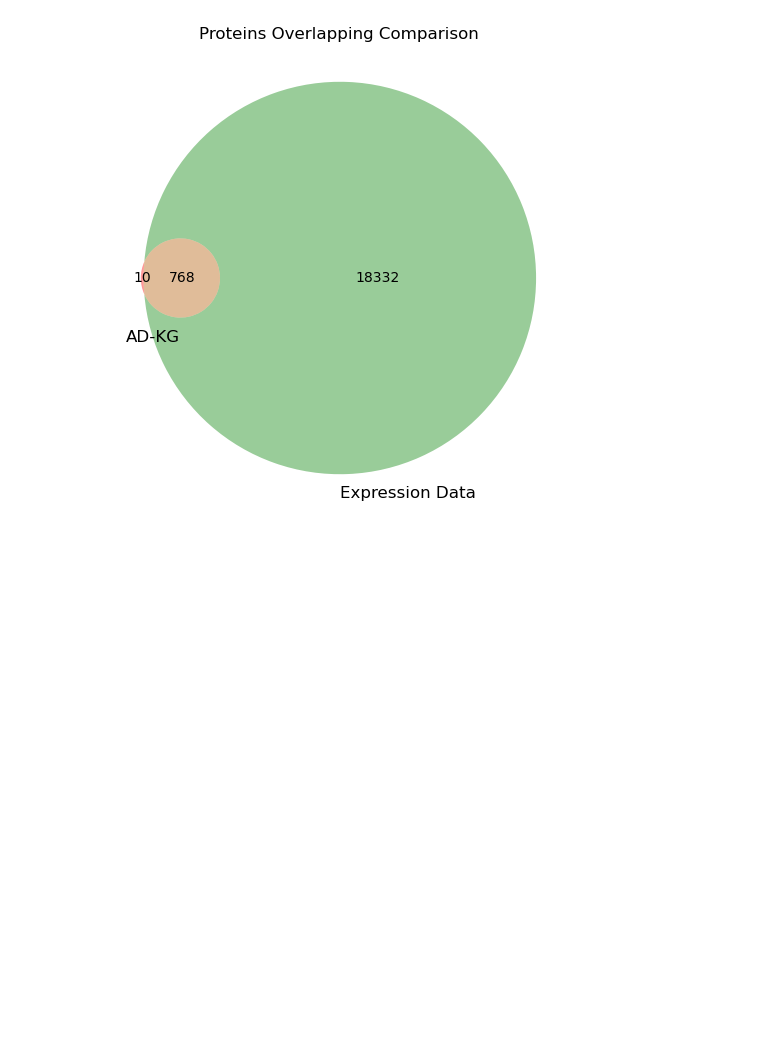
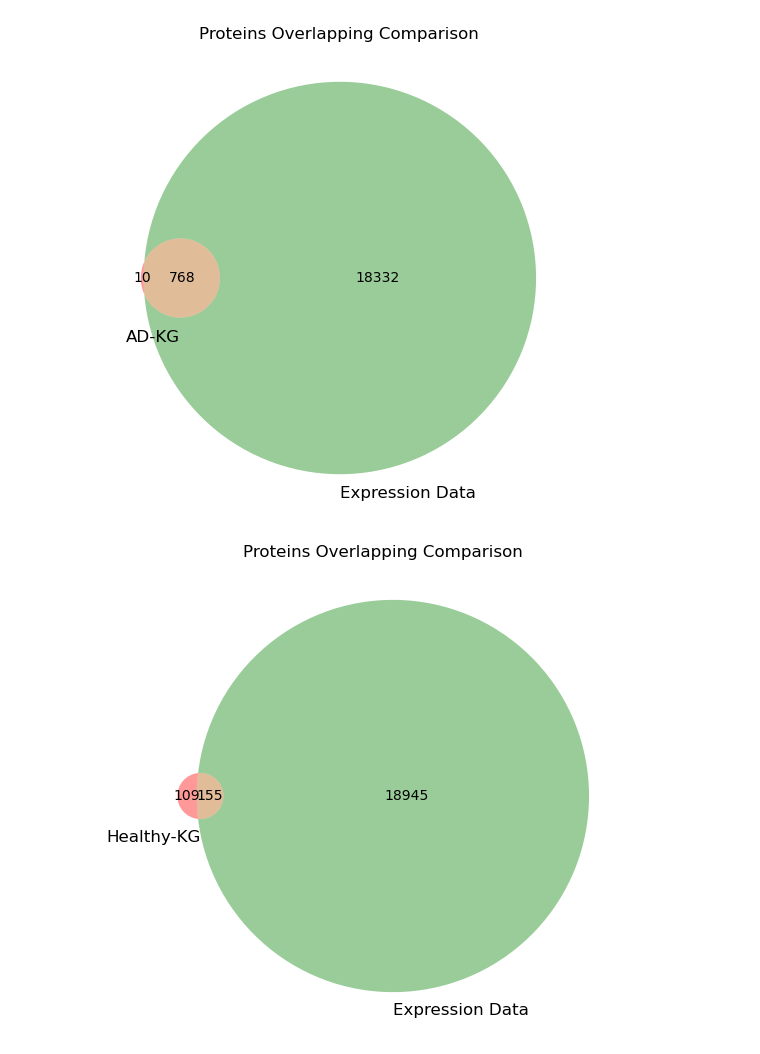
Before and after one commit to Xiaoxuan-Yu-ty/PyClause, a Jupyter notebook: notebooks/kg_analysis.ipynb, the cells around one changed output. Drawn from its saved outputs; the diff is of its cells as text; code cells hidden in the pictures; blank space fills up the shorter version.

```diff
--- a/notebooks/kg_analysis.ipynb
+++ b/notebooks/kg_analysis.ipynb
@@ -9,8 +9,8 @@ import pickle
 from collections import defaultdict
 import seaborn as sns
 # %%
-health_kg_path = "../data/KG/healthy_aging_kg.pkl"
-ad_kg_path = "../data/KG/ad_causal_only.pkl"
+health_kg_path = "../Anyburl/data/KG/healthy_aging_kg.pkl"
+ad_kg_path = "../Anyburl/data/KG/ad_noreverse_causal.pkl"
 
 def load_graph(kg_path):
     with open(kg_path, 'rb') as f:
@@ -336,7 +363,7 @@ plt.show()
 ## Comparison of Proteins in Healthy-KG, AD-KG and GeneExpression
 # %%
 # GeneExpression proteins
-exp = pd.read_csv("../data/adni_gene_cleaned.csv", index_col=0).T
+exp = pd.read_csv("../Anyburl/data/adni_gene_cleaned.csv", index_col=0).T
 exp_proteins = set(exp.columns)
 len(exp_proteins)
 # %% [output]
@@ -376,3 +430,11 @@ plt.title('Proteins Overlapping Comparison')
 plt.show()
 # %% [output]
 [figure]
+# %%
+plt.figure(figsize=(10,6))
+venn = venn2((healthy_prs, exp_proteins), set_labels=('Healthy-KG', 'Expression Data'))
+#plt.legend(handles=[red_patch, blue_patch, green_patch], loc='lower right', title="Legend")
+plt.title('Proteins Overlapping Comparison')
+plt.show()
+# %% [output]
+[figure, added]
```
Also changed, not shown: parts of 26 cells of this notebook, 2 other files.
